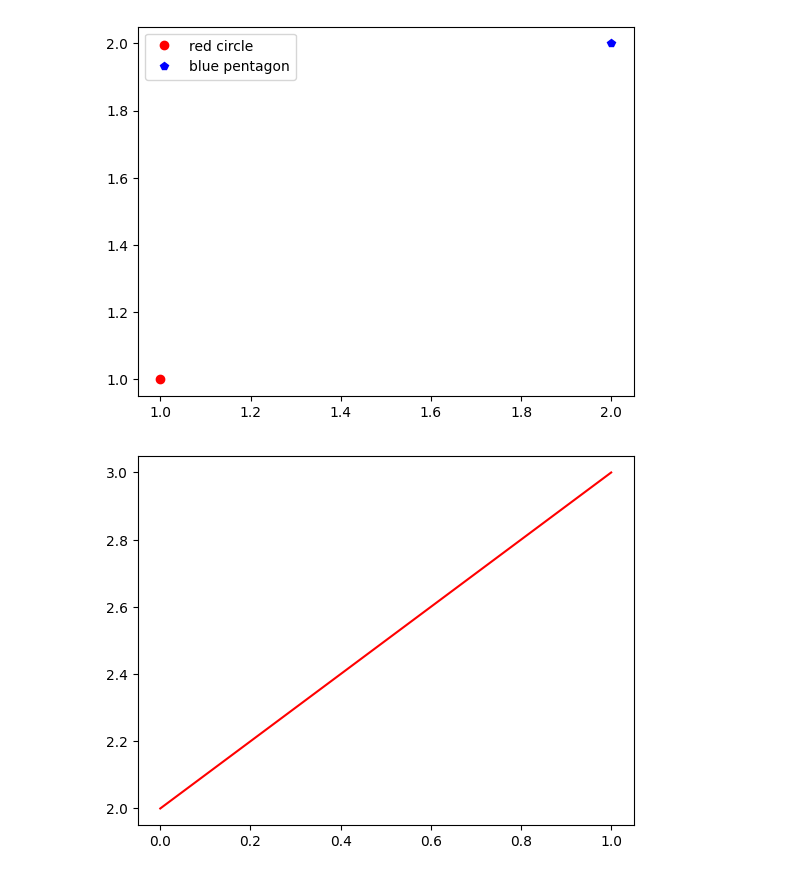
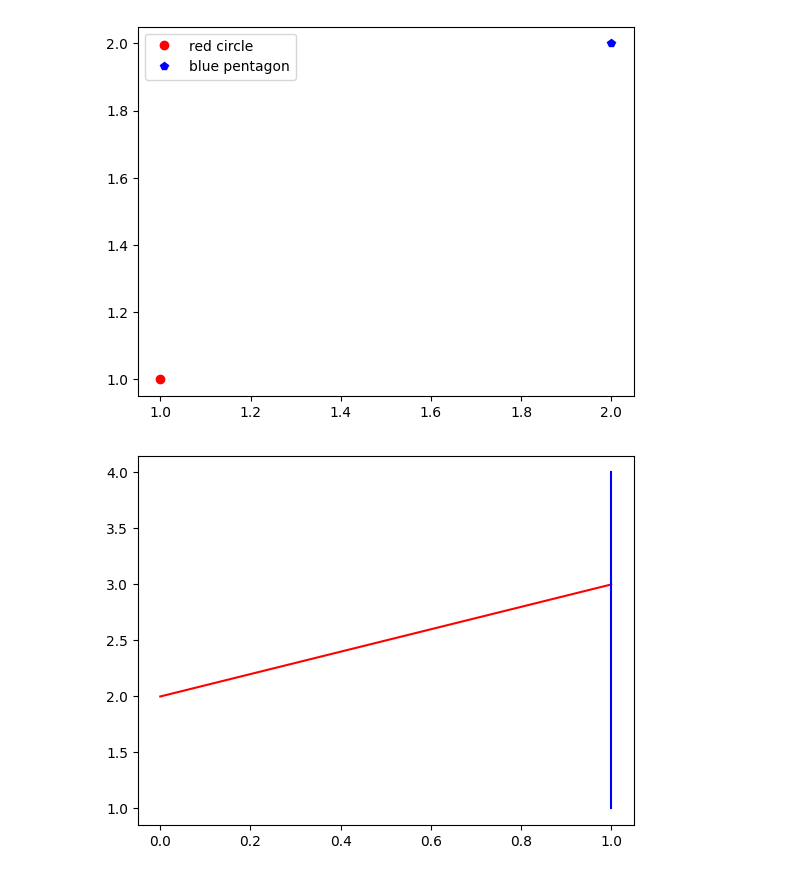
Before and after one commit to iremherguner/scientific_python_exercises, a Jupyter notebook: python-basics-data-visualization.ipynb, the cells around one changed output. Saved outputs shown, nothing was run; the diff lists cells and outputs as text; code cells hidden in the pictures.

Commit message:
Kaggle Notebook | Python (Basics) Data Visualization | Version 3

```diff
--- a/python-basics-data-visualization.ipynb
+++ b/python-basics-data-visualization.ipynb
@@ -95,10 +95,11 @@ plt.show()
 # %%
 # Plotting Lines
 # for lines, we need to list in x and y corrdinate to draw a line btw 2 points
 plt.plot([0,1], [2,3], 'r') # red
+plt.plot([1,1], [1,4], 'b')
 # you should NOT write [x,y] pairs as coordinates, you should write [x,x] as first item, then [y,y] as second
 # so you can have 10 lines, all x coordinates should be in first list and all y in the second list
 # with this, you dont have to write down 10 pairs
 plt.show()
 # %% [output]
-[figure, old version]
+[figure, new version]
```
Also changed, not shown: parts of 12 cells of this notebook.
